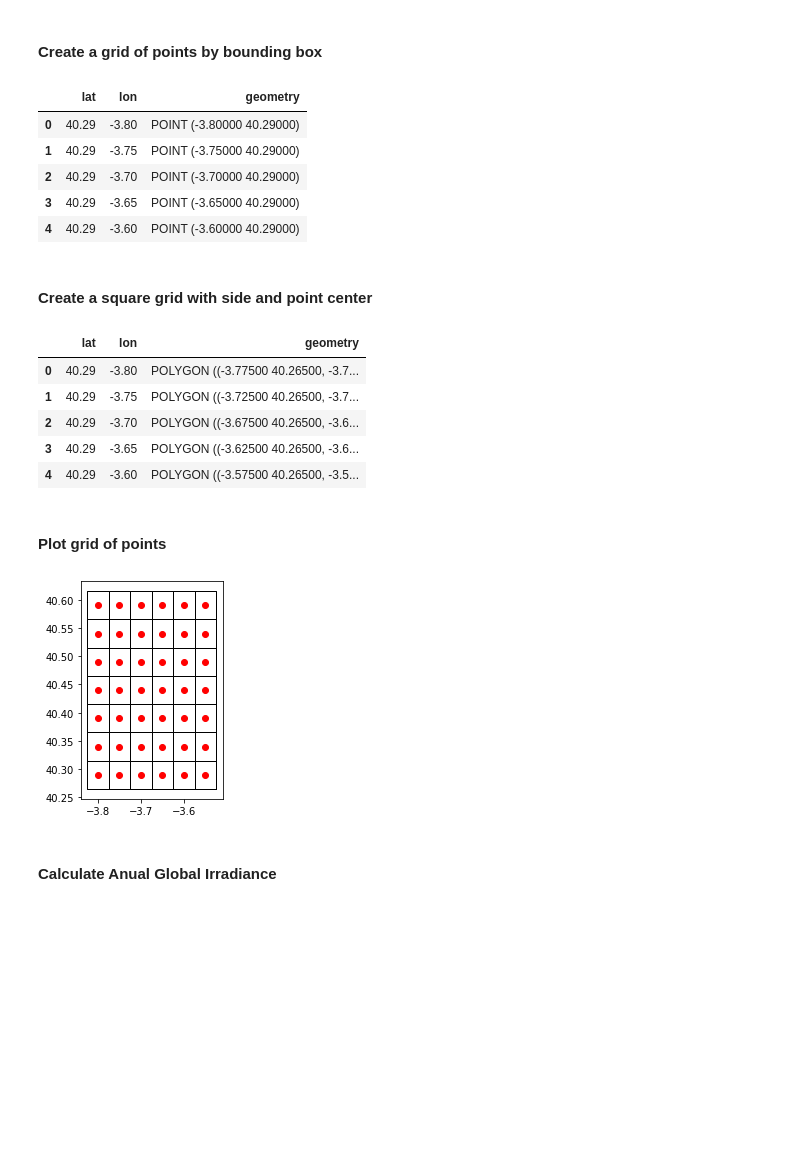
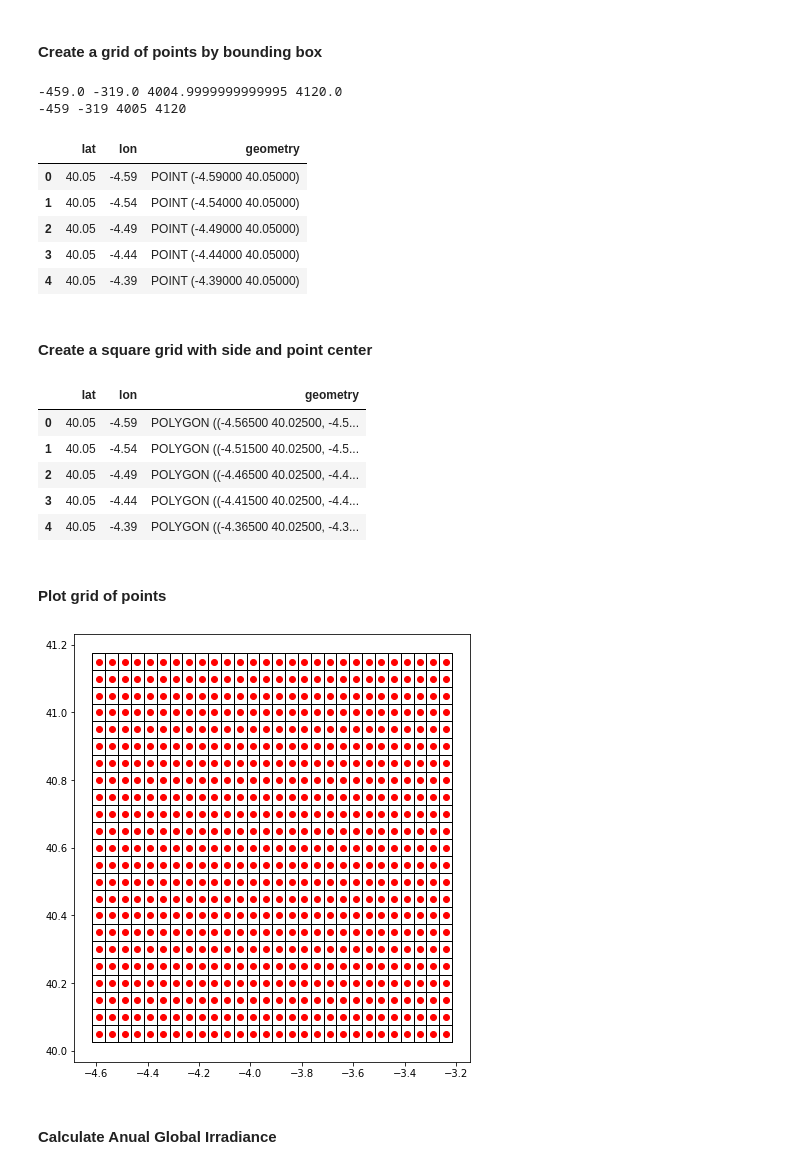
Before and after one commit to josemjm/pvgis_analytics, a Jupyter notebook: PVGIS_Analysis.ipynb, the cells around one changed output. Saved outputs shown, nothing was run; the diff lists cells and outputs as text; code cells hidden in the pictures; blank space fills up the shorter version.

```diff
--- a/PVGIS_Analysis.ipynb
+++ b/PVGIS_Analysis.ipynb
@@ -22,10 +24,10 @@ client = conn_clickhouse()
 # %% [markdown]
 #### Set preferences
 # %%
-xmin = -3.8
-ymin = 40.3
-xmax = -3.5
-ymax = 40.6
+xmin = -4.59
+ymin = 40.05
+xmax = -3.19
+ymax = 41.2
 
 srid = 4326
 # %% [markdown]
@@ -34,12 +36,14 @@ srid = 4326
 points_gdf = create_gdf(xmin, ymin, xmax, ymax, srid)
 points_gdf.head()
 # %% [output]
+-459.0 -319.0 4004.9999999999995 4120.0
+-459 -319 4005 4120
 |  | lat | lon | geometry |
-| 0 | 40.29 | -3.80 | POINT (-3.80000 40.29000) |
-| 1 | 40.29 | -3.75 | POINT (-3.75000 40.29000) |
-| 2 | 40.29 | -3.70 | POINT (-3.70000 40.29000) |
-| 3 | 40.29 | -3.65 | POINT (-3.65000 40.29000) |
-| 4 | 40.29 | -3.60 | POINT (-3.60000 40.29000) |
+| 0 | 40.05 | -4.59 | POINT (-4.59000 40.05000) |
+| 1 | 40.05 | -4.54 | POINT (-4.54000 40.05000) |
+| 2 | 40.05 | -4.49 | POINT (-4.49000 40.05000) |
+| 3 | 40.05 | -4.44 | POINT (-4.44000 40.05000) |
+| 4 | 40.05 | -4.39 | POINT (-4.39000 40.05000) |
 # %% [markdown]
 #### Create a square grid with side and point center
 # %%
@@ -47,20 +51,21 @@ grid_gdf = square_grid(points_gdf, 0.05)
 grid_gdf.head()
 # %% [output]
 |  | lat | lon | geometry |
-| 0 | 40.29 | -3.80 | POLYGON ((-3.77500 40.26500, -3.7... |
-| 1 | 40.29 | -3.75 | POLYGON ((-3.72500 40.26500, -3.7... |
-| 2 | 40.29 | -3.70 | POLYGON ((-3.67500 40.26500, -3.6... |
-| 3 | 40.29 | -3.65 | POLYGON ((-3.62500 40.26500, -3.6... |
-| 4 | 40.29 | -3.60 | POLYGON ((-3.57500 40.26500, -3.5... |
+| 0 | 40.05 | -4.59 | POLYGON ((-4.56500 40.02500, -4.5... |
+| 1 | 40.05 | -4.54 | POLYGON ((-4.51500 40.02500, -4.5... |
+| 2 | 40.05 | -4.49 | POLYGON ((-4.46500 40.02500, -4.4... |
+| 3 | 40.05 | -4.44 | POLYGON ((-4.41500 40.02500, -4.4... |
+| 4 | 40.05 | -4.39 | POLYGON ((-4.36500 40.02500, -4.3... |
 # %% [markdown]
 #### Plot grid of points
 # %%
 f, ax = plt.subplots(1)
 grid_gdf.plot(ax=ax, color='white', edgecolor='black')
 points_gdf.plot(ax=ax, color='red')
+plt.rcParams['figure.figsize'] = [5/2.54, 5/2.54]
 plt.show()
 # %% [output]
-[figure, old version]
+[figure, new version]
 # %% [markdown]
 #### Calculate Anual Global Irradiance
 # %%
```
Also changed, not shown: parts of 10 cells of this notebook, 4 other files.
